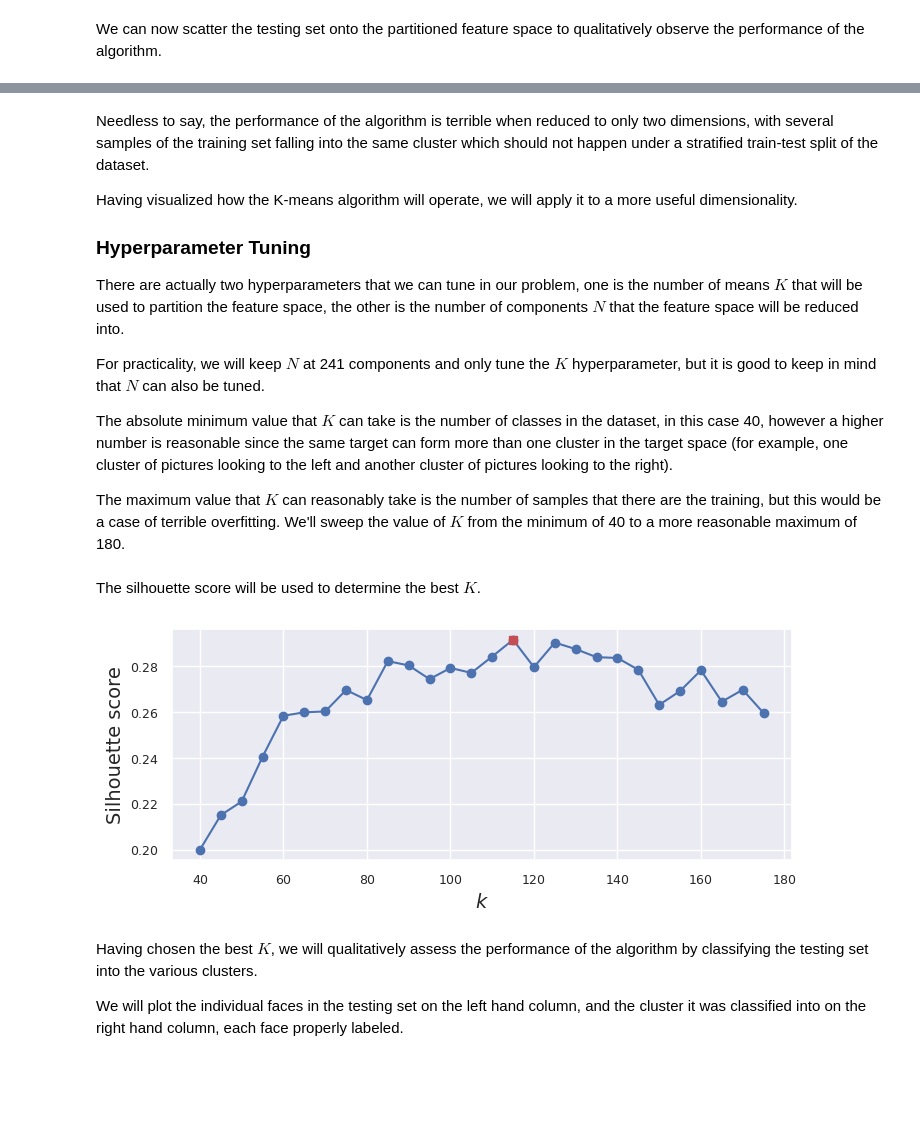
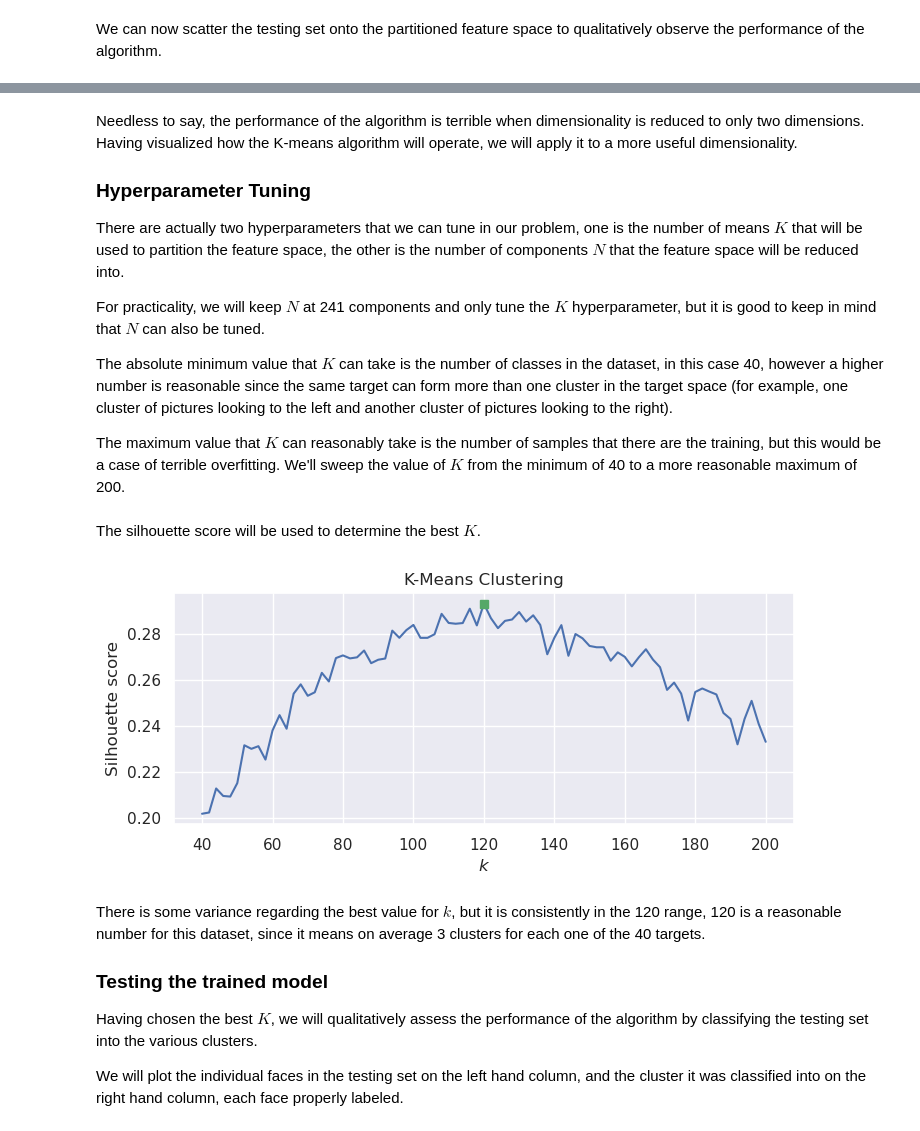
Before and after one commit to Matrsz/ML-IB, a Jupyter notebook: Report 2/report_2.ipynb, the cells around one changed output, grey strips where cells are left out. Drawn from its saved outputs; the diff is of its cells as text; code cells hidden in the pictures; blank space fills up the shorter version.

```diff
--- a/Report 2/report_2.ipynb
+++ b/Report 2/report_2.ipynb
@@ -11,12 +11,14 @@ import pickle as pkl
 import matplotlib.pyplot as plt
 
 import seaborn as sns
-sns.set_theme(); sns.set_palette('deep'); sns.set_palette([sns.color_palette()[i] for i in [0,1,2,3,4,7,9]])
-sns.color_palette("Paired")
-plt.rc('legend', fontsize=8); plt.rc('xtick', labelsize=9); plt.rc('ytick', labelsize=9); plt.rc('axes', labelsize=10), plt.rc('axes', titlesize=12)
+sns.set_theme(); sns.set_palette('deep'); sns.set_palette([sns.color_palette()[i] for i in [0,2,3,4,7,9]])
+plt.rc('legend', fontsize=10);
 
 from sklearnex import patch_sklearn
 patch_sklearn()
+
+import os
+os.environ['TF_XLA_FLAGS'] = '--tf_xla_enable_xla_devices'
 # %% [output]
 Intel(R) Extension for Scikit-learn* enabled (https://github.com/intel/scikit-learn-intelex)
 # %% [markdown]
@@ -63,7 +65,7 @@ In order to facilitate finding meaningful clusters in the dataset and to speed u
 # %%
 from sklearn.decomposition import PCA
 
-pca = PCA(0.9)
+pca = PCA(n_components=64)
 X_train_pca = pca.fit_transform(X_train)
 X_test_pca  = pca.transform(X_test)
 
@@ -80,9 +82,9 @@ In its simplest form, K-means clustering can be trained by reducing the dimensio
 # %%
 from sklearn.cluster import KMeans
 
-pca = PCA(n_components=2)
-X_train_pca_2 = pca.fit_transform(X_train)
-X_test_pca_2  = pca.transform(X_test)
+pca_2 = PCA(n_components=2)
+X_train_pca_2 = pca_2.fit_transform(X_train)
+X_test_pca_2  = pca_2.transform(X_test)
 
 kmeans = KMeans(n_clusters=40).fit(X_train_pca_2)
 # %% [markdown]
@@ -112,7 +114,5 @@ plt.legend()
 # %% [markdown]
-Needless to say, the performance of the algorithm is terrible when reduced to only two dimensions, with several samples of the training set falling into the same cluster which should not happen under a stratified train-test split of the dataset.
-
-Having visualized how the K-means algorithm will operate, we will apply it to a more useful dimensionality.
+Needless to say, the performance of the algorithm is terrible when dimensionality is reduced to only two dimensions. Having visualized how the K-means algorithm will operate, we will apply it to a more useful dimensionality.
 
 ### Hyperparameter Tuning
 
@@ -122,36 +122,44 @@ For practicality, we will keep $N$ at 241 components and only tune the $K$ hyper
 
 The absolute minimum value that $K$ can take is the number of classes in the dataset, in this case 40, however a higher number is reasonable since the same target can form more than one cluster in the target space (for example, one cluster of pictures looking to the left and another cluster of pictures looking to the right).
 
-The maximum value that $K$ can reasonably take is the number of samples that there are the training, but this would be a case of terrible overfitting. We'll sweep the value of $K$ from the minimum of 40 to a more reasonable maximum of 180.
+The maximum value that $K$ can reasonably take is the number of samples that there are the training, but this would be a case of terrible overfitting. We'll sweep the value of $K$ from the minimum of 40 to a more reasonable maximum of 200.
 # %%
 from sklearn.cluster import KMeans
 
-k_range = range(40, 180, 5)
+k_range = range(40, 202, 2)
 kmeans_per_k = []
 for k in k_range:
-    kmeans = KMeans(n_clusters=k, random_state=42).fit(X_train_pca)
+    kmeans = KMeans(n_clusters=k).fit(X_train_pca)
     kmeans_per_k.append(kmeans)
 # %% [markdown]
 The silhouette score will be used to determine the best $K$.
 # %%
 from sklearn.metrics import silhouette_score
 
-silhouette_scores = [silhouette_score(X_train_pca, model.labels_)
-                     for model in kmeans_per_k]
-best_index = np.argmax(silhouette_scores)
-best_k = k_range[best_index]
-best_score = silhouette_scores[best_index]
-kmeans = kmeans_per_k[best_index]
+silhouette_scores = [silhouette_score(X_train_pca, model.labels_) for model in kmeans_per_k]
+inertias = [model.inertia_ for model in kmeans_per_k]
 
-plt.figure(figsize=(8, 3))
-plt.plot(k_range, silhouette_scores, "bo-")
-plt.xlabel("$k$", fontsize=14)
-plt.ylabel("Silhouette score", fontsize=14)
-plt.plot(best_k, best_score, "rs")
-plt.show()
+def plot_score(ax, k_range, silhouette_scores, title):
+    best_index = np.argmax(silhouette_scores)
+    best_k = k_range[best_index]
+    best_score = silhouette_scores[best_index]
+
+    ax.plot(k_range, silhouette_scores)
+    ax.set_xlabel("$k$")
+    ax.set_ylabel("Silhouette score")
+    ax.title.set_text(title)
+    ax.plot(best_k, best_score, "s")
+
+plt.rcParams["figure.figsize"] = (8,3)
+fig, ax = plt.subplots(1,1)
+plot_score(ax, k_range, silhouette_scores, "K-Means Clustering")
 # %% [output]
-[figure, old version]
+[figure, new version]
 # %% [markdown]
+There is some variance regarding the best value for $k$, but it is consistently in the 120 range, 120 is a reasonable number for this dataset, since it means on average 3 clusters for each one of the 40 targets.
+
+### Testing the trained model
+
 Having chosen the best $K$, we will qualitatively assess the performance of the algorithm by classifying the testing set into the various clusters.
 
 We will plot the individual faces in the testing set on the left hand column, and the cluster it was classified into on the right hand column, each face properly labeled.
```
Also changed, not shown: parts of 22 cells of this notebook.
